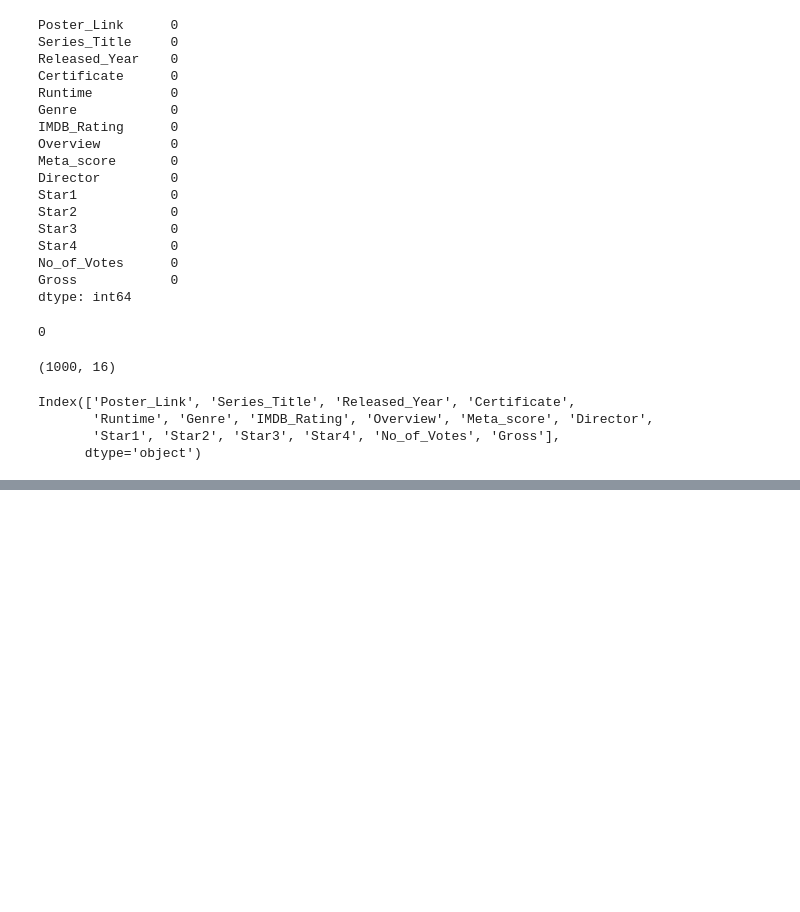
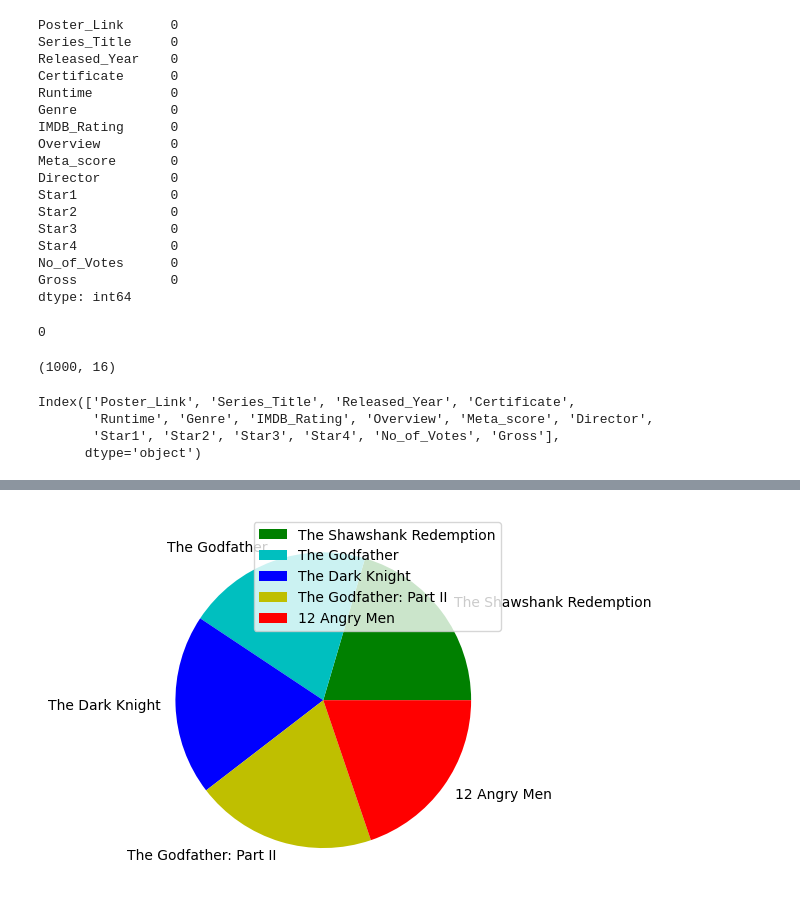
Before and after one commit to Shyam165/Summer-Internship, a Jupyter notebook: Pandas/Pandas.ipynb, the cells around one changed output, grey strips where cells are left out. Drawn from its saved outputs; the diff is of its cells as text; code cells hidden in the pictures; blank space fills up the shorter version.

```diff
--- a/Pandas/Pandas.ipynb
+++ b/Pandas/Pandas.ipynb
@@ -828,0 +850,6 @@ Index(['Poster_Link', 'Series_Title', 'Released_Year', 'Certificate',
+# %%
+plt.pie(df1['IMDB_Rating'].head(5), labels=list(df1['Series_Title'].head(5)), colors=['g', 'c','b','y','r'])
+plt.legend()
+plt.show()
+# %% [output]
+[figure, added]
```
Also changed, not shown: parts of 9 cells of this notebook, 16 other files.
